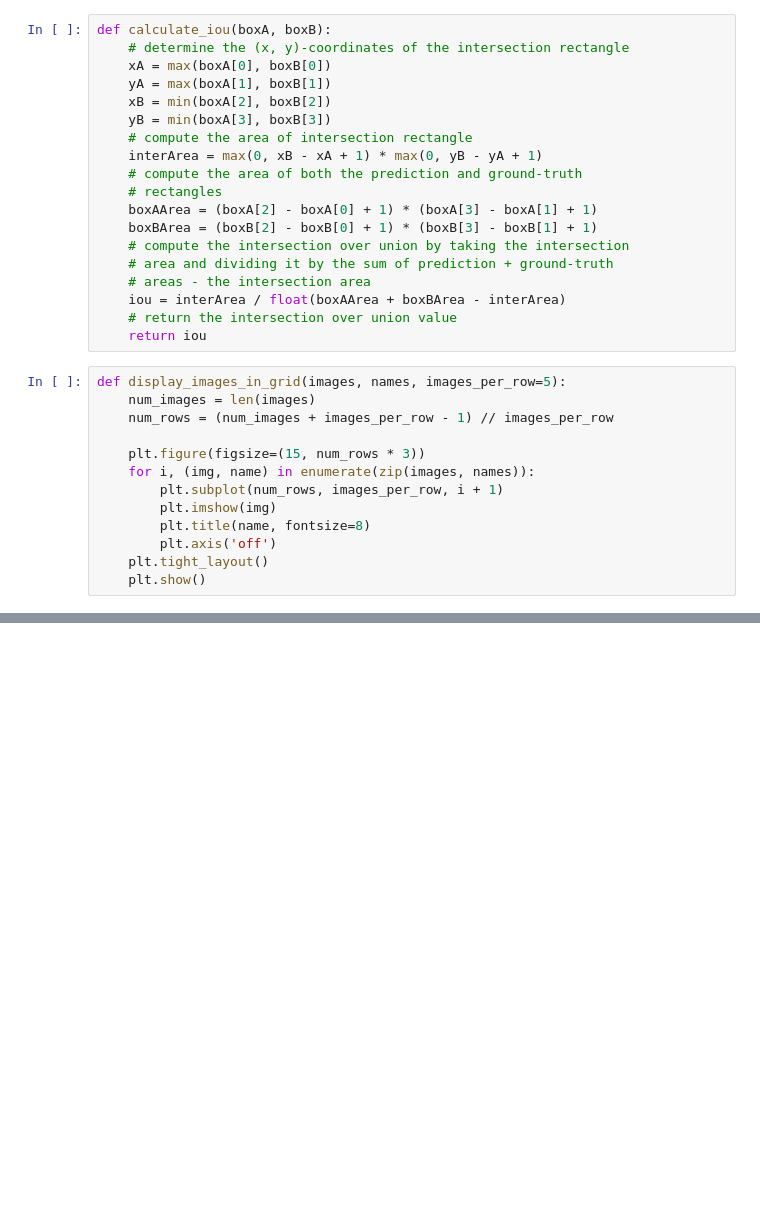
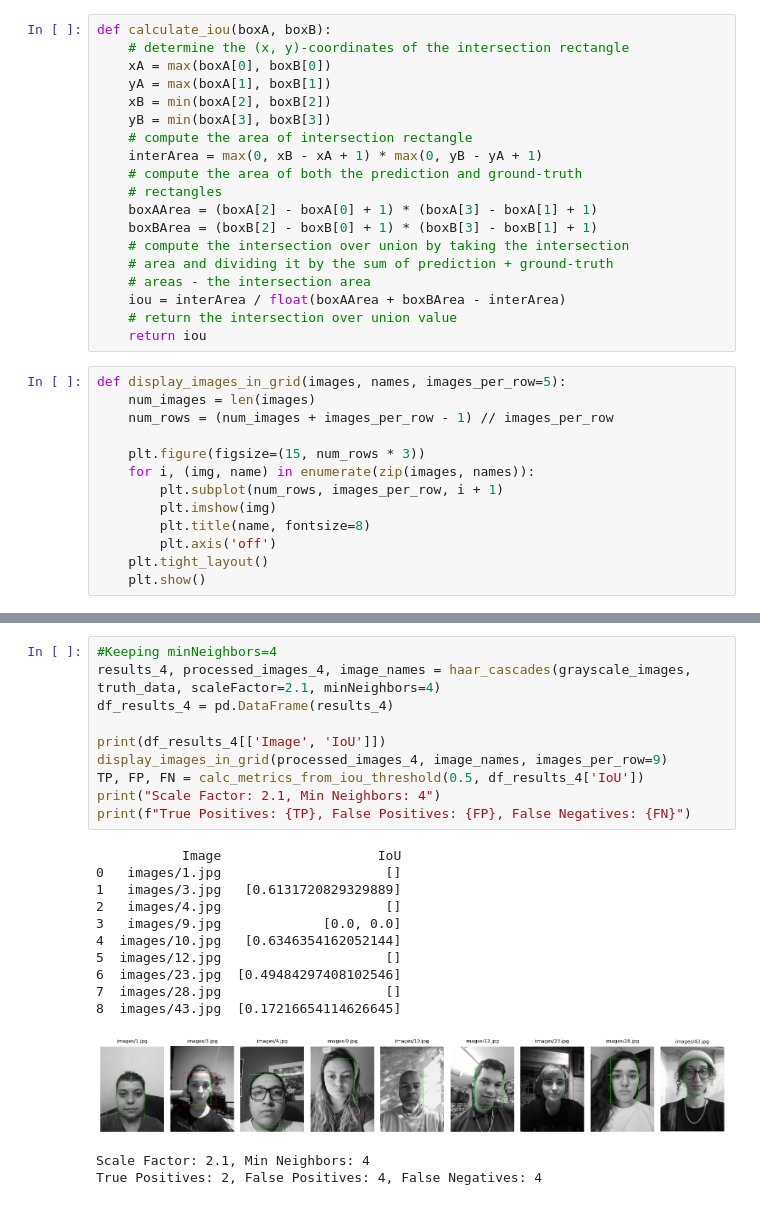
Before and after one commit to suxxmjz/encm-509-final-project, a Jupyter notebook: face_detection.ipynb, the cells around one changed output, grey strips where cells are left out. Saved outputs shown, nothing was run; the diff lists cells and outputs as text; blank space fills up the shorter version.

```diff
--- a/face_detection.ipynb
+++ b/face_detection.ipynb
@@ -259,0 +284,24 @@ True Positives: 8, False Positives: 4, False Negatives: 0
+# %%
+#Keeping minNeighbors=4
+results_4, processed_images_4, image_names = haar_cascades(grayscale_images, truth_data, scaleFactor=2.1, minNeighbors=4)
+df_results_4 = pd.DataFrame(results_4)
+
+print(df_results_4[['Image', 'IoU']])
+display_images_in_grid(processed_images_4, image_names, images_per_row=9)
+TP, FP, FN = calc_metrics_from_iou_threshold(0.5, df_results_4['IoU'])
+print("Scale Factor: 2.1, Min Neighbors: 4")
+print(f"True Positives: {TP}, False Positives: {FP}, False Negatives: {FN}")
+# %% [output]
+           Image                    IoU
+0   images/1.jpg                     []
+1   images/3.jpg   [0.6131720829329889]
+2   images/4.jpg                     []
+3   images/9.jpg             [0.0, 0.0]
+4  images/10.jpg   [0.6346354162052144]
+5  images/12.jpg                     []
+6  images/23.jpg  [0.49484297408102546]
+7  images/28.jpg                     []
+8  images/43.jpg  [0.17216654114626645]
+[figure, added]
+Scale Factor: 2.1, Min Neighbors: 4
+True Positives: 2, False Positives: 4, False Negatives: 4
```
Also changed, not shown: parts of 6 cells of this notebook.
